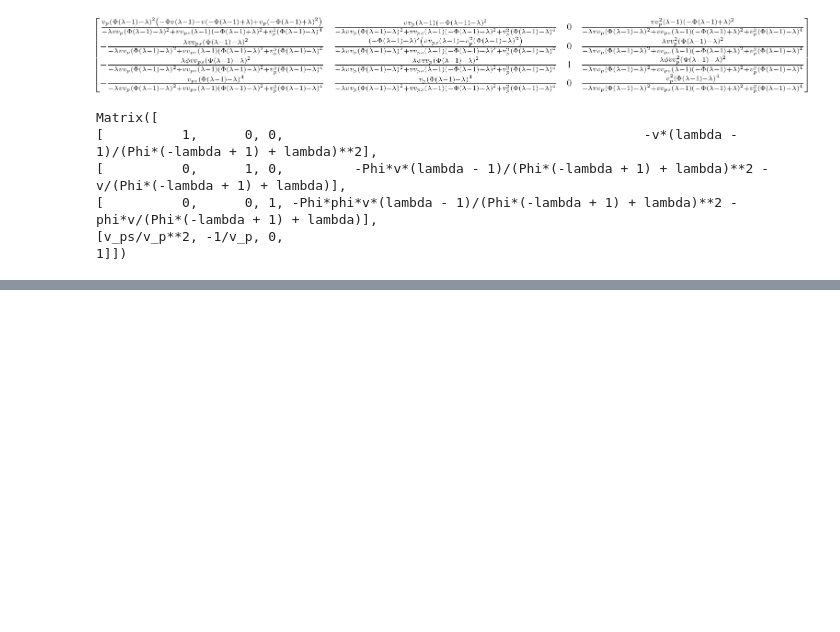
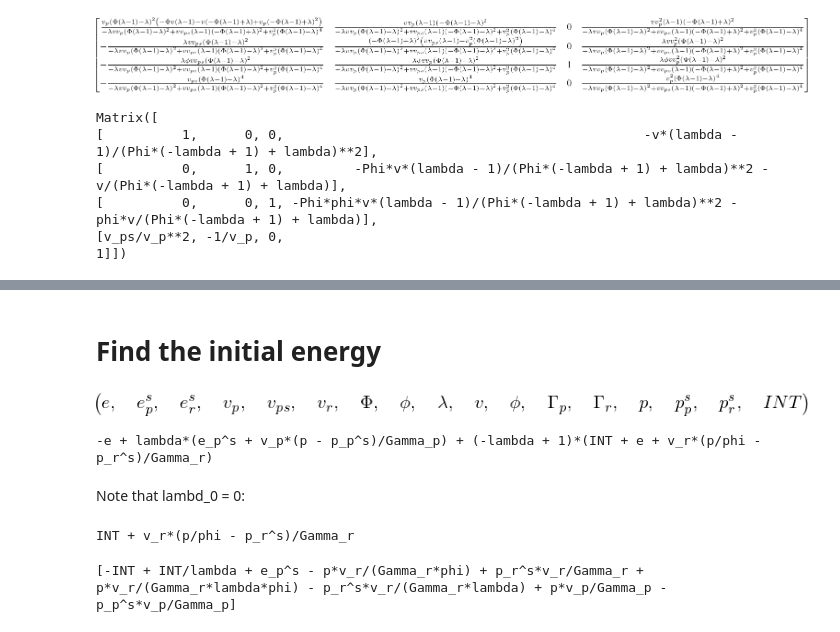
Before and after one commit to Stefan-Endres/pyDDT, a Jupyter notebook: Jacobian.ipynb, the cells around one changed output, grey strips where cells are left out. Cells and saved outputs as stored; diff of their text form; code cells hidden in the pictures; blank space fills up the shorter version.

```diff
--- a/Jacobian.ipynb
+++ b/Jacobian.ipynb
@@ -58,0 +85,30 @@ Matrix([
+# %% [markdown]
+Find the initial energy
+===
+# %%
+import sympy
+sympy.init_printing()
+e, e_p_s, e_r_s, v_p, v_ps, v_r, Phi, phi, lambd, v, phi, gam_p, gam_r, p, p_p_s, p_r_s, INT = sympy.symbols('e, e_p^s, e_r^s, v_p, v_ps, v_r, Phi, phi, lambda, v, phi, Gamma_p, Gamma_r, p, p_p^s, p_r^s, INT')
+e, e_p_s, e_r_s, v_p, v_ps, v_r, Phi, phi, lambd, v, phi, gam_p, gam_r, p, p_p_s, p_r_s, INT
+# %% [output]
+[figure, added]
+# %%
+f2 = - e + ((1 - lambd) * ((INT + e) + (v_r/gam_r) * (p/phi - p_r_s))
+            +    lambd  * (e_p_s + (v_p/gam_p) * (p - p_p_s))
+            )  # = 0
+f2
+# %% [output]
+-e + lambda*(e_p^s + v_p*(p - p_p^s)/Gamma_p) + (-lambda + 1)*(INT + e + v_r*(p/phi - p_r^s)/Gamma_r)
+# %% [markdown]
+Note that lambd_0 = 0:
+# %%
+f2 = - e + (((INT + e) + (v_r/gam_r) * (p/phi - p_r_s))
+            )  # = 0
+f2
+# %% [output]
+INT + v_r*(p/phi - p_r^s)/Gamma_r
+# %%
+sympy.init_printing(False)
+sympy.solve(f2, e)
+# %% [output]
+[-INT + INT/lambda + e_p^s - p*v_r/(Gamma_r*phi) + p_r^s*v_r/Gamma_r + p*v_r/(Gamma_r*lambda*phi) - p_r^s*v_r/(Gamma_r*lambda) + p*v_p/Gamma_p - p_p^s*v_p/Gamma_p]
```
Also changed, not shown: parts of 5 cells of this notebook, 4 other files.
